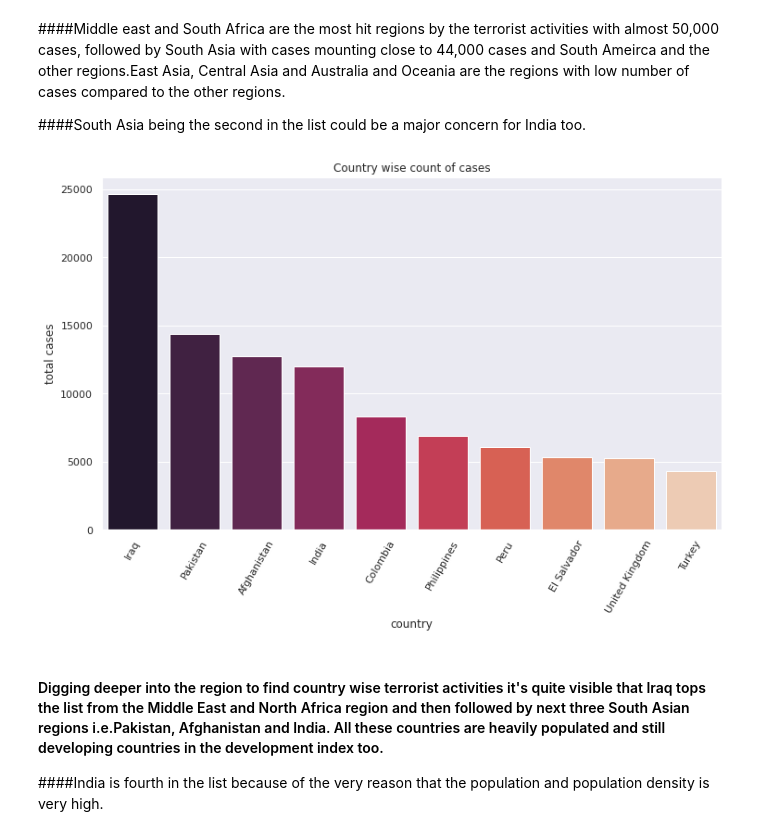
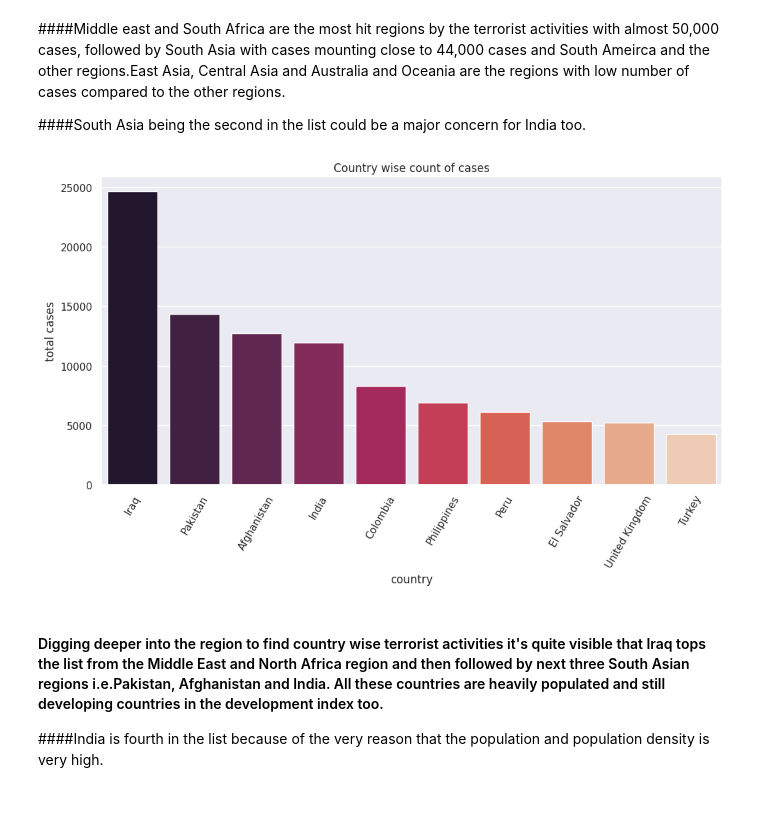
Before and after one commit to skaty5678/Global-Terrorism-Analysis, a Jupyter notebook: Global_Terrorism_Analysis_SANJEEV_KUMAR_THAKUR_.ipynb, the cells around one changed output. Cells and saved outputs as stored; diff of their text form; code cells hidden in the pictures; blank space fills up the shorter version.

```diff
--- a/Global_Terrorism_Analysis_SANJEEV_KUMAR_THAKUR_.ipynb
+++ b/Global_Terrorism_Analysis_SANJEEV_KUMAR_THAKUR_.ipynb
@@ -343,13 +349,14 @@ plt.show()
 
 ####South Asia being the second in the list could be a major concern for India too.
 # %%
-plt.subplots(figsize=(12,7))
+#Bar plot showing the top 10 countries with the most number of cases
+plt.subplots(figsize=(12,6))
 sns.set_theme(style="darkgrid",context = 'notebook')
 sns.barplot(x = gtd_df['country'].value_counts()[:10].index,y = gtd_df['country'].value_counts()[:10].values,palette = 'rocket').set(title = 'Country wise count of cases',xlabel = 'country',ylabel = 'total cases')
 plt.xticks(rotation = 60)
 plt.show()
 # %% [output]
-[figure, old version]
+[figure, new version]
 # %% [markdown]
 #### Digging deeper into the region to find country wise terrorist activities it's quite visible that Iraq tops the list from the Middle East and North Africa region and then followed by next three South Asian regions i.e.Pakistan, Afghanistan and India. All these countries are heavily populated and still developing countries in the development index too.
 
```
Also changed, not shown: parts of 33 cells of this notebook.
